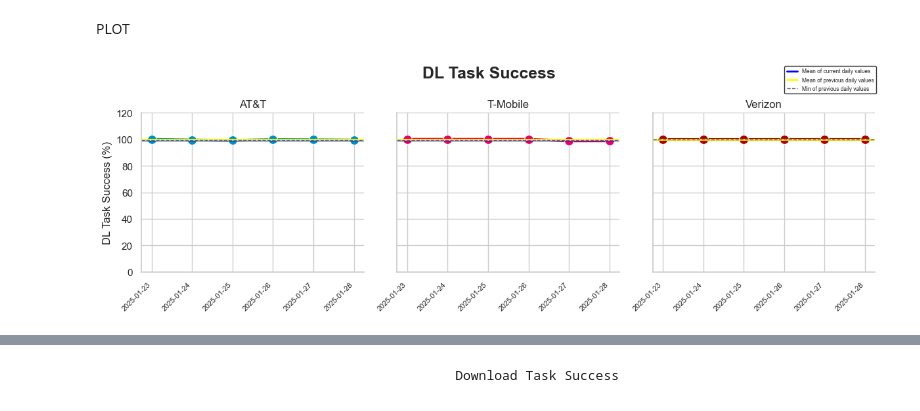
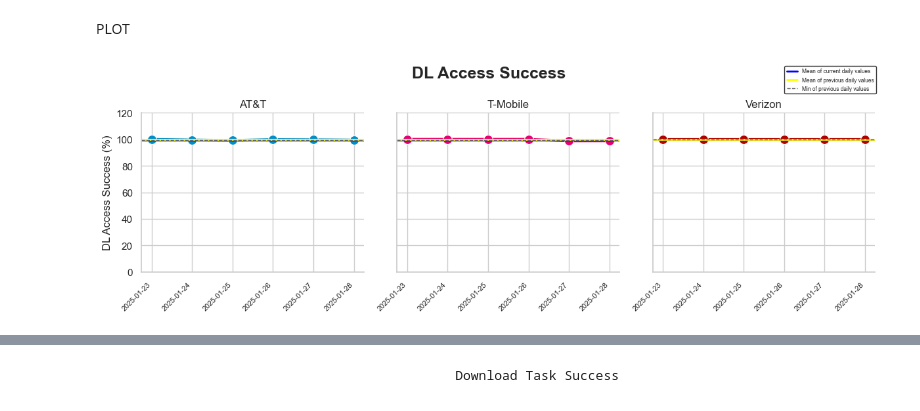
Before and after one commit to ookla-jennymassari/dq_reporting_test.py, a Jupyter notebook: dq_reporting_notebook.ipynb, the cells around one changed output, grey strips where cells are left out. Saved outputs shown, nothing was run; the diff lists cells and outputs as text; code cells hidden in the pictures.

```diff
--- a/dq_reporting_notebook.ipynb
+++ b/dq_reporting_notebook.ipynb
@@ -2315,34 +2308,34 @@ g = sns.FacetGrid(
 g.map_dataframe(plot_with_dl_acc_succ)
 
 g.set_titles(col_template="{col_name}")
-g.set_axis_labels("", "DL Task Success (%)")
+g.set_axis_labels("", "DL Access Success (%)")
 g.set(ylim=(0, 120))
 
 # Adjust the x-axis tick labels (dates)
 for ax in g.axes.flat:
     ax.tick_params(axis='x', labelsize=8)
     ax.set_xticklabels(ax.get_xticklabels(), rotation=45, ha="right")
 
 plt.subplots_adjust(top=0.9)
-g.fig.suptitle("DL Task Success", fontsize=18, fontweight="bold")
+g.fig.suptitle("DL Access Success", fontsize=18, fontweight="bold")
 
 
 # Create custom legend handles
 mean_curr_line = mlines.Line2D([], [], color='blue', linewidth=2, label='Mean of current daily values')
 mean_comp_line = mlines.Line2D([], [], color='yellow', linewidth=2, label='Mean of previous daily values')
 min_comp_line = mlines.Line2D([], [], color='#686868', linewidth=1, linestyle='dashed', label='Min of previous daily values')
 
 # Add to the figure legend (not individual subplots)
 g.add_legend()
 g.fig.legend(
     handles=[mean_curr_line, mean_comp_line, min_comp_line],
     loc='upper right',
     bbox_to_anchor=(0.99, 0.99),
     fontsize=6,
     frameon=True,
     edgecolor='black'
 )
 plt.tight_layout()
 plt.show()
 # %% [output]
-[figure, old version]
+[figure, new version]
```
Also changed, not shown: parts of 4 cells of this notebook.
